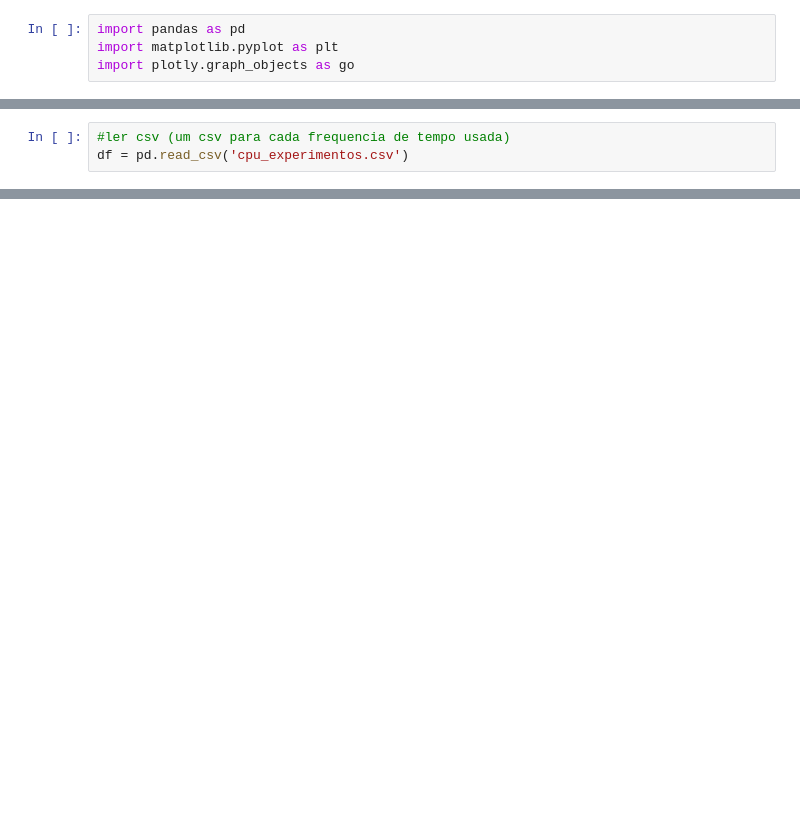
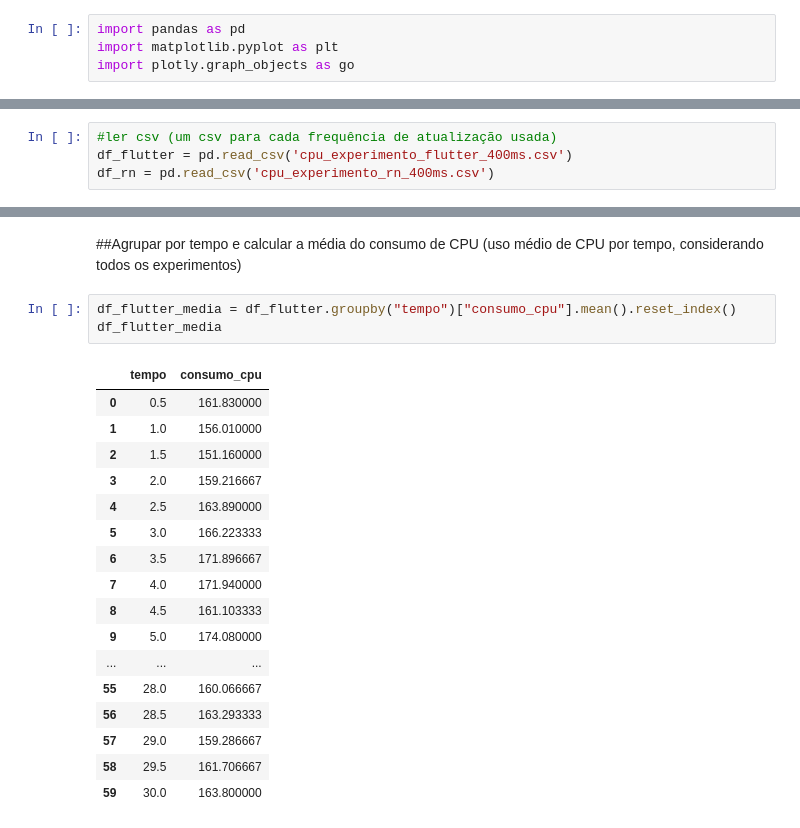
Before and after one commit to romulo-souza/TCCrepo, a Jupyter notebook: Scripts_Python/Consumo_CPU/analiseCpu.ipynb, the cells around one changed output, grey strips where cells are left out. Drawn from its saved outputs; the diff is of its cells as text; blank space fills up the shorter version.

```diff
--- a/Scripts_Python/Consumo_CPU/analiseCpu.ipynb
+++ b/Scripts_Python/Consumo_CPU/analiseCpu.ipynb
@@ -7,3 +9,4 @@ import plotly.graph_objects as go
 # %%
-#ler csv (um csv para cada frequencia de tempo usada)
-df = pd.read_csv('cpu_experimentos.csv')
+#ler csv (um csv para cada frequência de atualização usada)
+df_flutter = pd.read_csv('cpu_experimento_flutter_400ms.csv')
+df_rn = pd.read_csv('cpu_experimento_rn_400ms.csv')
@@ -60,0 +73,23 @@ df_media
+# %% [markdown]
+##Agrupar por tempo e calcular a média do consumo de CPU (uso médio de CPU por tempo, considerando todos os experimentos)
+# %%
+df_flutter_media = df_flutter.groupby("tempo")["consumo_cpu"].mean().reset_index()
+df_flutter_media
+# %% [output]
+|  | tempo | consumo_cpu |
+| 0 | 0.5 | 161.830000 |
+| 1 | 1.0 | 156.010000 |
+| 2 | 1.5 | 151.160000 |
+| 3 | 2.0 | 159.216667 |
+| 4 | 2.5 | 163.890000 |
+| 5 | 3.0 | 166.223333 |
+| 6 | 3.5 | 171.896667 |
+| 7 | 4.0 | 171.940000 |
+| 8 | 4.5 | 161.103333 |
+| 9 | 5.0 | 174.080000 |
+| ... | ... | ... |
+| 55 | 28.0 | 160.066667 |
+| 56 | 28.5 | 163.293333 |
+| 57 | 29.0 | 159.286667 |
+| 58 | 29.5 | 161.706667 |
+| 59 | 30.0 | 163.800000 |
```
Also changed, not shown: parts of 20 cells of this notebook.
